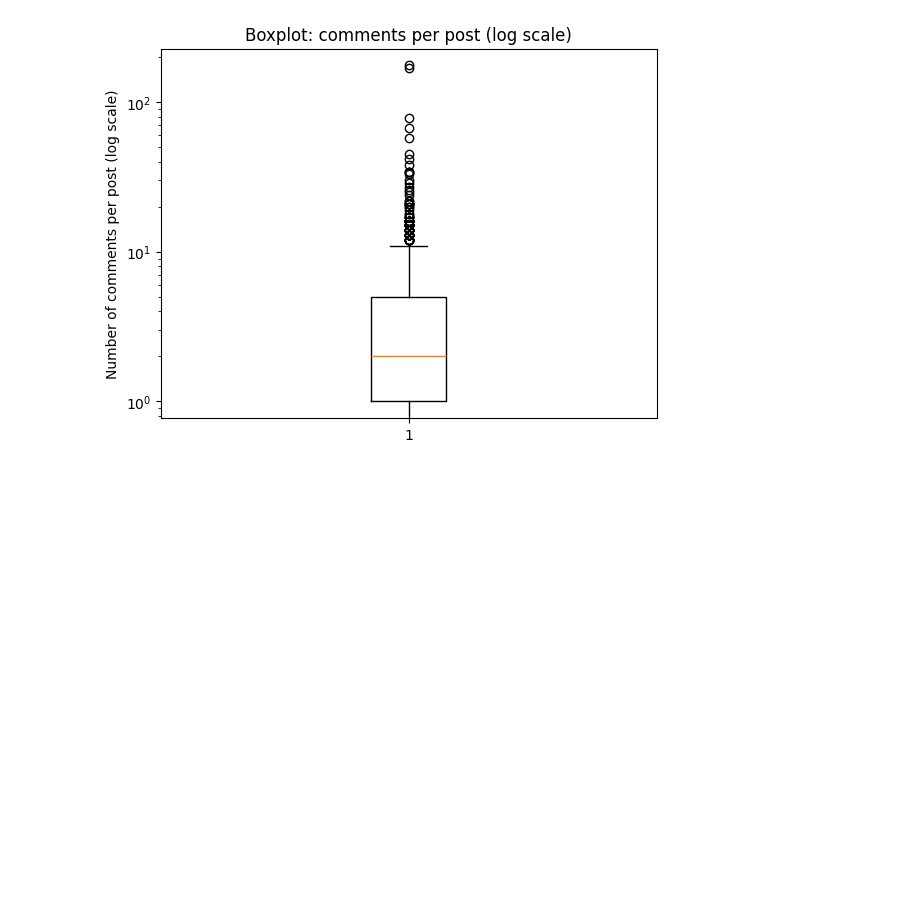
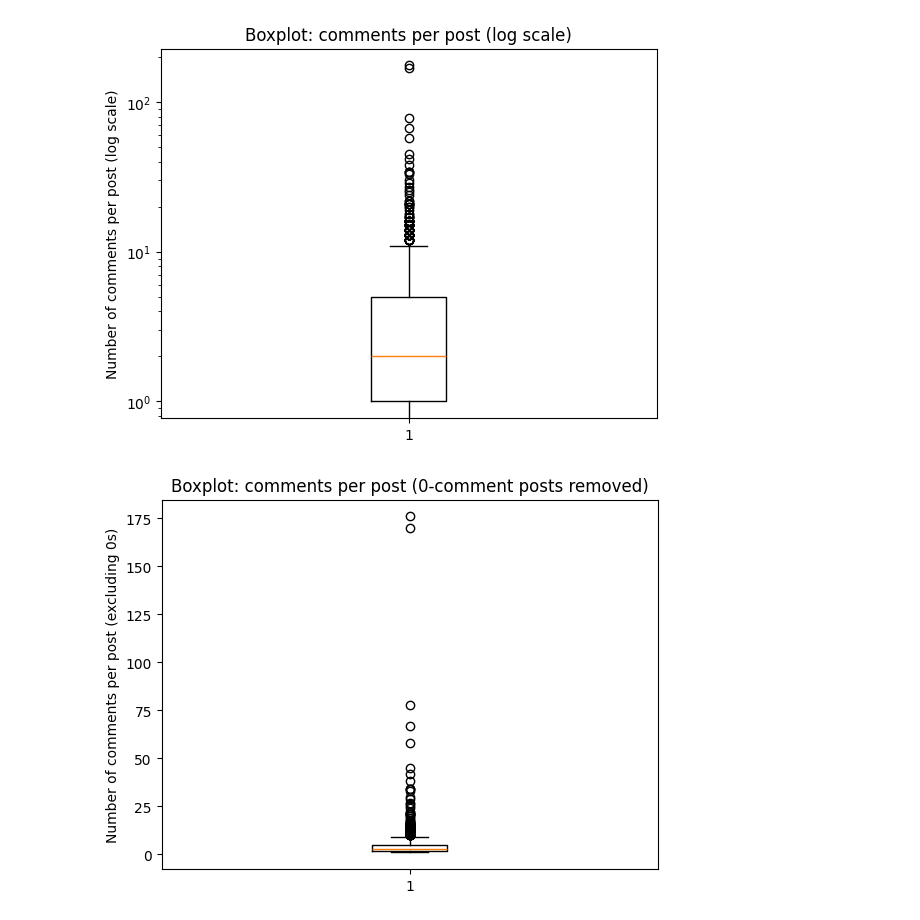
Before and after one commit to Sanjeev2601/ambivalent-stories, a Jupyter notebook: jupyter-notebooks/Box_Plot.ipynb, the cells around one changed output. Drawn from its saved outputs; the diff is of its cells as text; code cells hidden in the pictures; blank space fills up the shorter version.

Commit message:
Box Plot updated

```diff
--- a/jupyter-notebooks/Box_Plot.ipynb
+++ b/jupyter-notebooks/Box_Plot.ipynb
@@ -113,3 +111,14 @@ plt.title("Boxplot: comments per post (log scale)")
 plt.show()
 # %% [output]
 [figure]
+# %%
+# Remove posts with 0 comments
+x_nonzero = x[x > 0]
+
+plt.figure()
+plt.boxplot(x_nonzero, vert=True, showfliers=True)
+plt.ylabel("Number of comments per post (excluding 0s)")
+plt.title("Boxplot: comments per post (0-comment posts removed)")
+plt.show()
+# %% [output]
+[figure, added]
```
Also changed, not shown: parts of 10 cells of this notebook.
